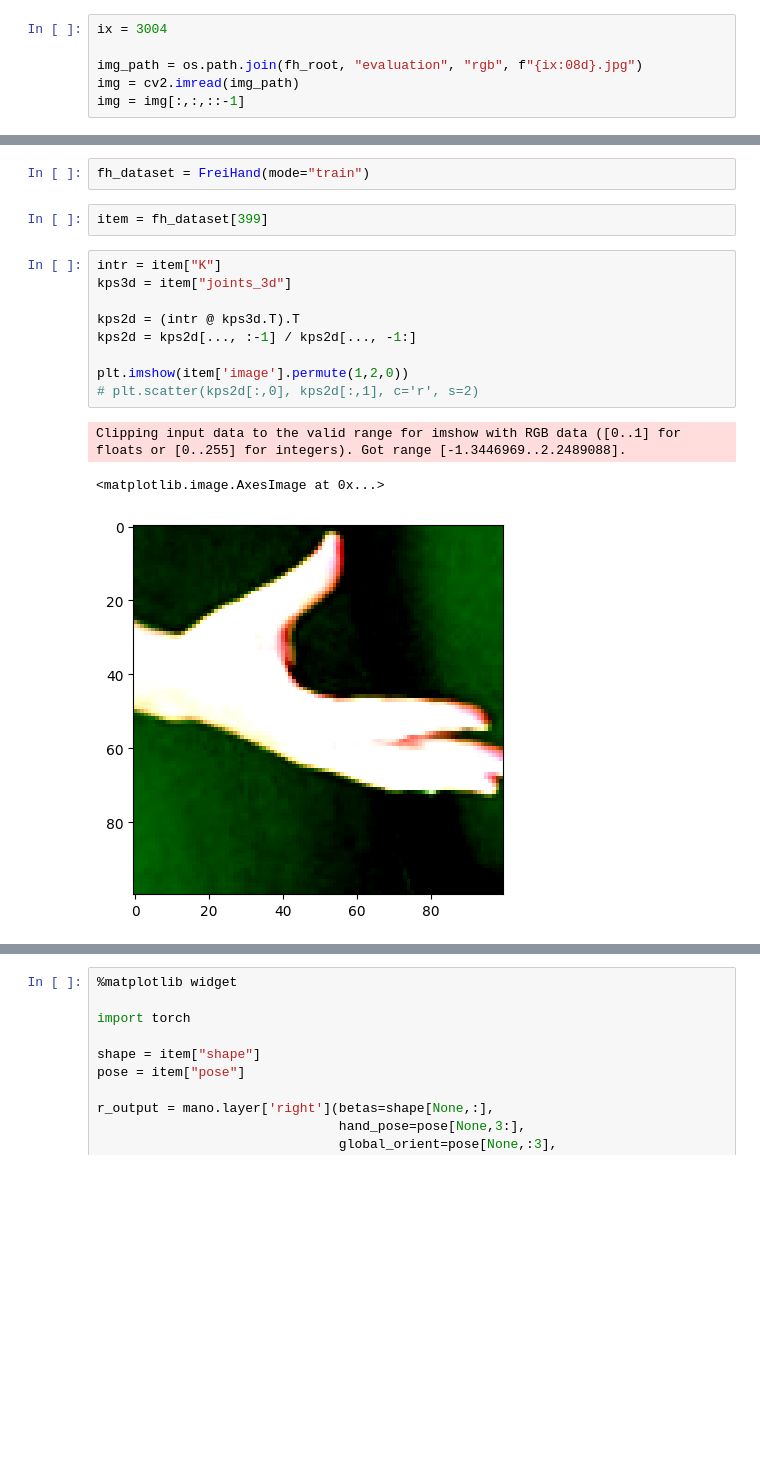
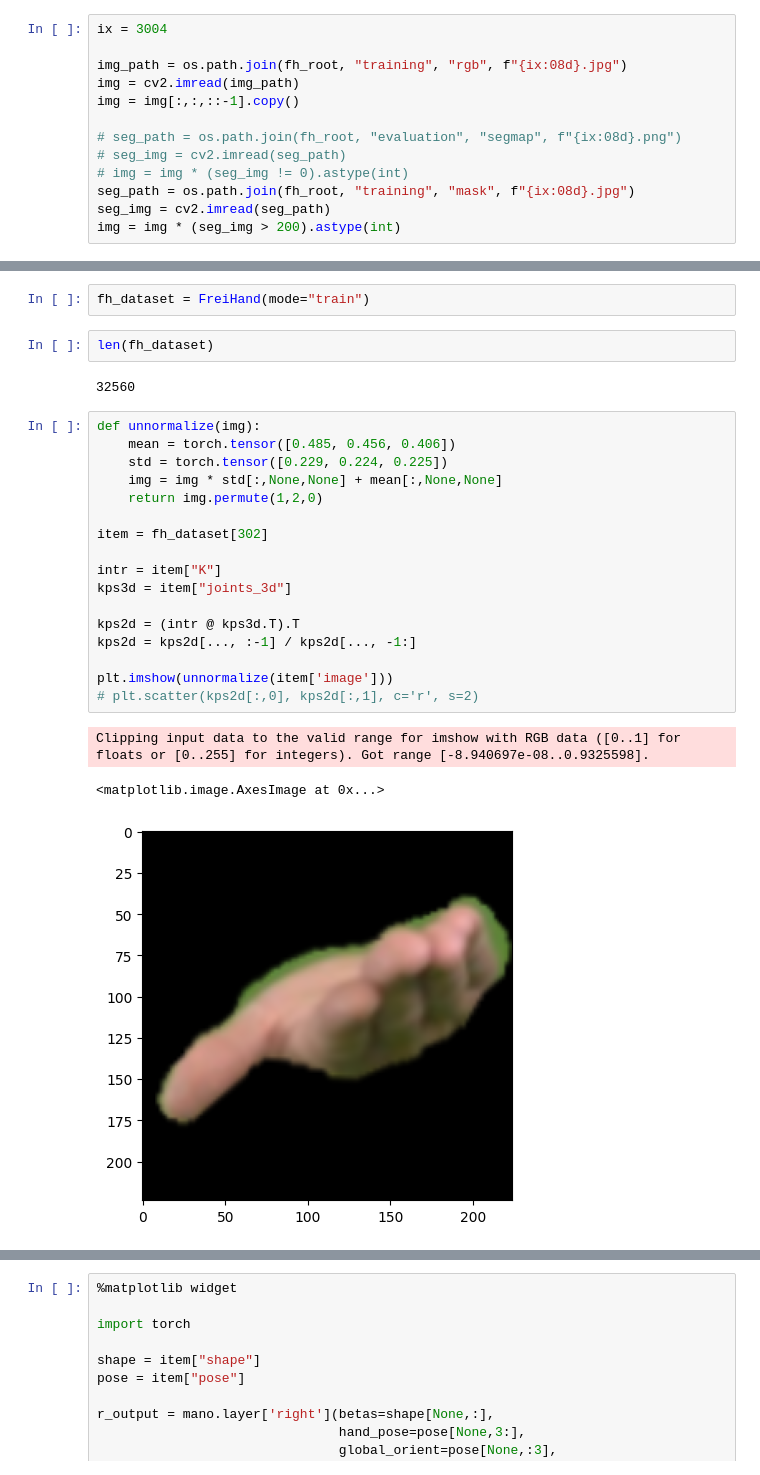
Before and after one commit to Mine268/TI-Net, a Jupyter notebook: Freihand.ipynb, the cells around one changed output, grey strips where cells are left out. Saved outputs shown, nothing was run; the diff lists cells and outputs as text; blank space fills up the shorter version.

```diff
--- a/Freihand.ipynb
+++ b/Freihand.ipynb
@@ -18,9 +14,16 @@ fh_root = "./data/freihand/"
 # %%
 ix = 3004
 
-img_path = os.path.join(fh_root, "evaluation", "rgb", f"{ix:08d}.jpg")
+img_path = os.path.join(fh_root, "training", "rgb", f"{ix:08d}.jpg")
 img = cv2.imread(img_path)
-img = img[:,:,::-1]
+img = img[:,:,::-1].copy()
+
+# seg_path = os.path.join(fh_root, "evaluation", "segmap", f"{ix:08d}.png")
+# seg_img = cv2.imread(seg_path)
+# img = img * (seg_img != 0).astype(int)
+seg_path = os.path.join(fh_root, "training", "mask", f"{ix:08d}.jpg")
+seg_img = cv2.imread(seg_path)
+img = img * (seg_img > 200).astype(int)
 # %%
 with open(os.path.join(fh_root, "evaluation_K.json"), "r") as f:
     training_K = json.load(f)
@@ -100,17 +100,27 @@ Fix shapedirs bug of MANO
 # %%
 fh_dataset = FreiHand(mode="train")
-# %%
-item = fh_dataset[399]
+# %%
+len(fh_dataset)
+# %% [output]
+32560
 # %%
+def unnormalize(img):
+    mean = torch.tensor([0.485, 0.456, 0.406])
+    std = torch.tensor([0.229, 0.224, 0.225])
+    img = img * std[:,None,None] + mean[:,None,None]
+    return img.permute(1,2,0)
+
+item = fh_dataset[302]
+
 intr = item["K"]
 kps3d = item["joints_3d"]
 
 kps2d = (intr @ kps3d.T).T
 kps2d = kps2d[..., :-1] / kps2d[..., -1:]
 
-plt.imshow(item['image'].permute(1,2,0))
+plt.imshow(unnormalize(item['image']))
 # plt.scatter(kps2d[:,0], kps2d[:,1], c='r', s=2)
 # %% [output]
-Clipping input data to the valid range for imshow with RGB data ([0..1] for floats or [0..255] for integers). Got range [-1.3446969..2.2489088].
+Clipping input data to the valid range for imshow with RGB data ([0..1] for floats or [0..255] for integers). Got range [-8.940697e-08..0.9325598].
 <matplotlib.image.AxesImage at 0x...>
-[figure, old version]
+[figure, new version]
```
Also changed, not shown: parts of 6 cells of this notebook, 12 other files.
